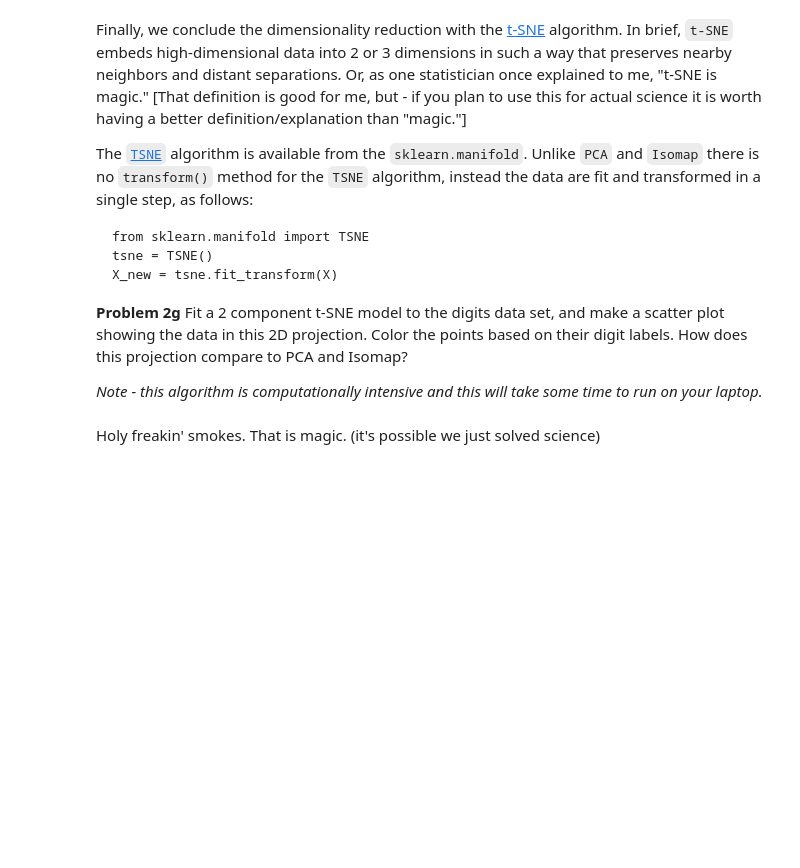
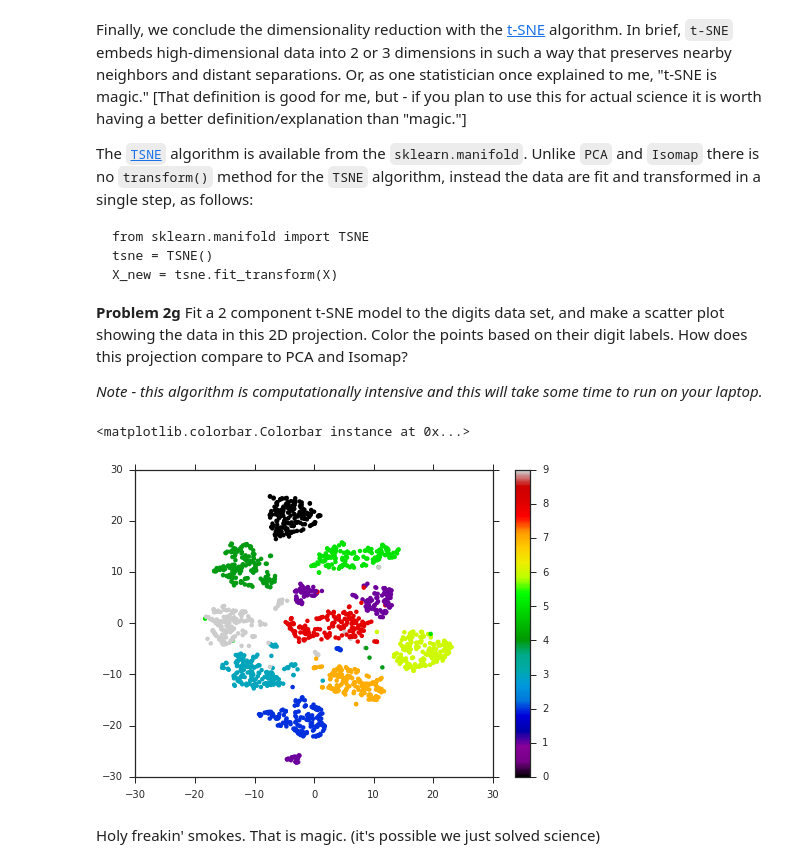
Before and after one commit to d-giles/LSSTC-DSFP-Sessions, a Jupyter notebook: Session1/Day3/IntroToVisualization.ipynb, the cells around one changed output. Saved outputs shown, nothing was run; the diff lists cells and outputs as text; code cells hidden in the pictures; blank space fills up the shorter version.

```diff
--- a/Session1/Day3/IntroToVisualization.ipynb
+++ b/Session1/Day3/IntroToVisualization.ipynb
@@ -400,11 +411,14 @@ The [`TSNE`](http://scikit-learn.org/stable/modules/generated/sklearn.manifold.T
 # %%
 from sklearn.manifold import TSNE
 
-tsne = TSNE( # complete
-# complete
+tsne = TSNE(n_components=2) # complete
+tsne_fit=tsne.fit_transform(digits.data)# complete
 
-plt.scatter( # complete
+plt.scatter(tsne_fit[:,0],tsne_fit[:,1],c=digits.target,cmap='nipy_spectral',edgecolors='none') # complete
 plt.colorbar()
+# %% [output]
+<matplotlib.colorbar.Colorbar instance at 0x...>
+[figure, added]
 # %% [markdown]
 Holy freakin' smokes. That is magic. (it's possible we just solved science)
 # %% [markdown]
```
Also changed, not shown: parts of 15 cells of this notebook.
